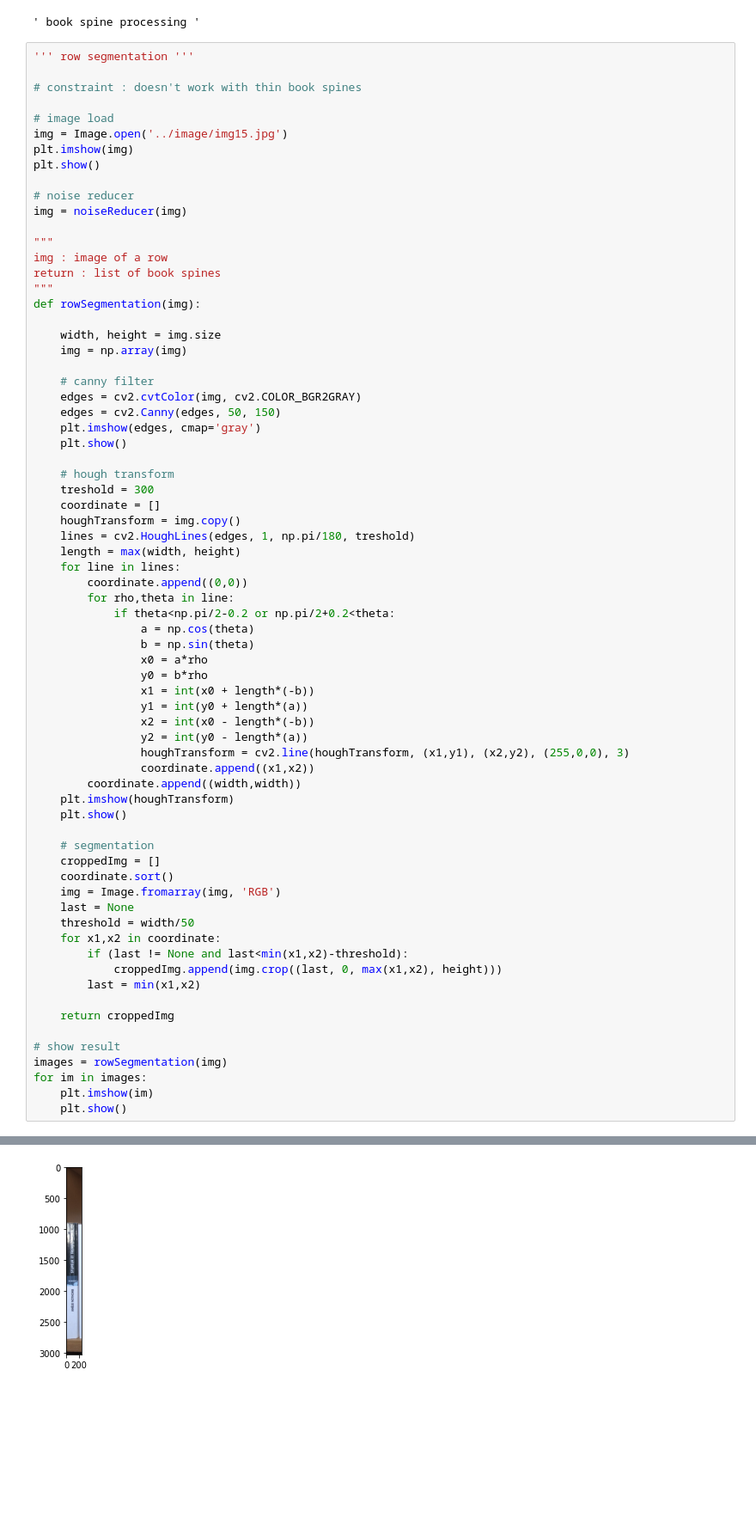
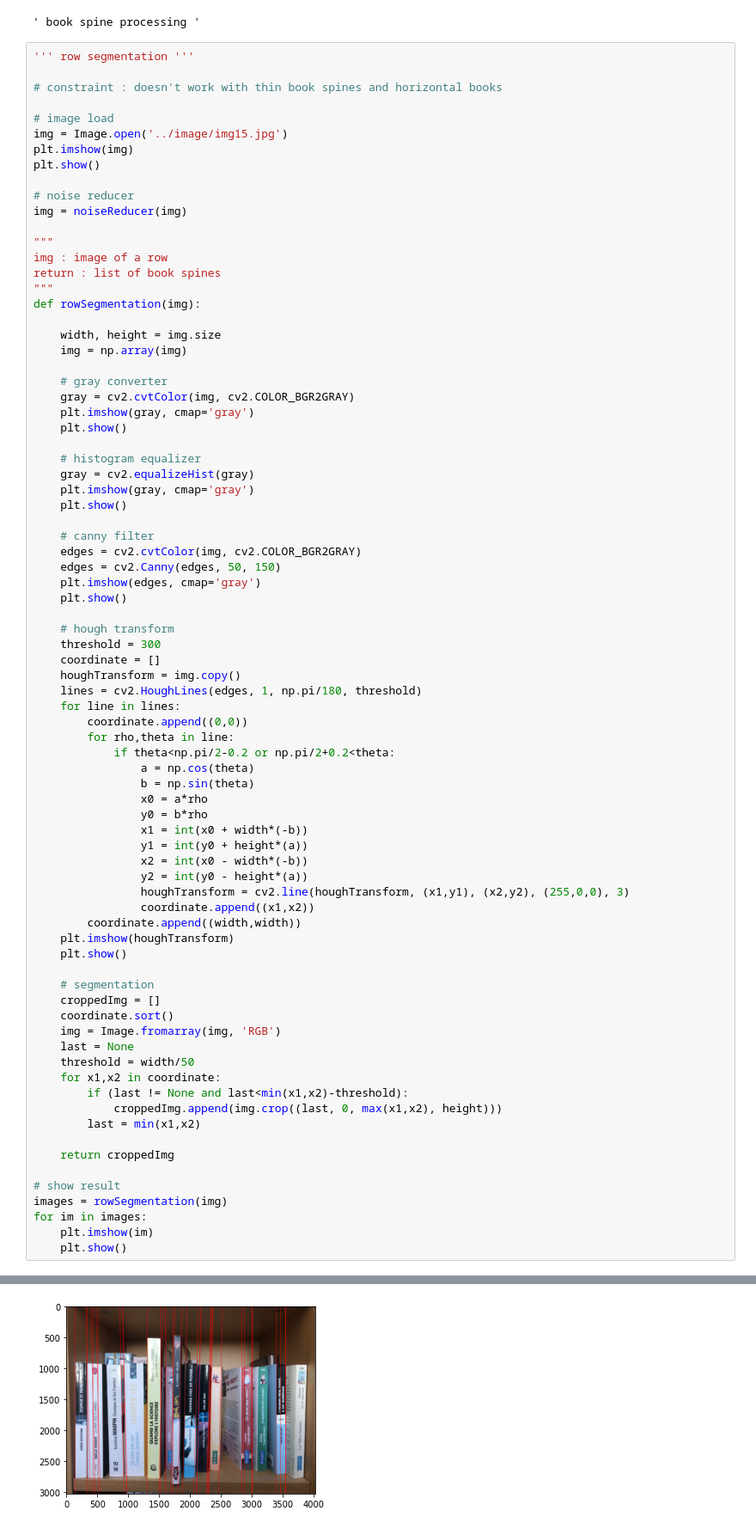
Before and after one commit to yanis-dubois/BookShelfAnalyse, a Jupyter notebook: pyTest/test.ipynb, the cells around one changed output, grey strips where cells are left out. Shown at 86% size. Cells and saved outputs as stored; diff of their text form; blank space fills up the shorter version.

```diff
--- a/pyTest/test.ipynb
+++ b/pyTest/test.ipynb
@@ -21,7 +21,7 @@ def noiseReducer(img):
 # %%
 ''' row segmentation '''
 
-# constraint : doesn't work with thin book spines
+# constraint : doesn't work with thin book spines and horizontal books
 
 # image load
 img = Image.open('../image/img15.jpg')
@@ -40,6 +40,16 @@ def rowSegmentation(img):
     width, height = img.size
     img = np.array(img)
 
+    # gray converter
+    gray = cv2.cvtColor(img, cv2.COLOR_BGR2GRAY)
+    plt.imshow(gray, cmap='gray')
+    plt.show()
+
+    # histogram equalizer
+    gray = cv2.equalizeHist(gray)
+    plt.imshow(gray, cmap='gray')
+    plt.show()
+
     # canny filter
     edges = cv2.cvtColor(img, cv2.COLOR_BGR2GRAY)
     edges = cv2.Canny(edges, 50, 150)
@@ -47,11 +57,10 @@ def rowSegmentation(img):
     plt.show()
 
     # hough transform
-    treshold = 300
+    threshold = 300
     coordinate = []
     houghTransform = img.copy()
-    lines = cv2.HoughLines(edges, 1, np.pi/180, treshold)
-    length = max(width, height)
+    lines = cv2.HoughLines(edges, 1, np.pi/180, threshold)
     for line in lines:
         coordinate.append((0,0))
         for rho,theta in line:
@@ -60,10 +69,10 @@ def rowSegmentation(img):
                 b = np.sin(theta)
                 x0 = a*rho
                 y0 = b*rho
-                x1 = int(x0 + length*(-b))
-                y1 = int(y0 + length*(a))
-                x2 = int(x0 - length*(-b))
-                y2 = int(y0 - length*(a))
+                x1 = int(x0 + width*(-b))
+                y1 = int(y0 + height*(a))
+                x2 = int(x0 - width*(-b))
+                y2 = int(y0 - height*(a))
                 houghTransform = cv2.line(houghTransform, (x1,y1), (x2,y2), (255,0,0), 3)
                 coordinate.append((x1,x2))
         coordinate.append((width,width))
@@ -96 +105 @@ for im in images:
-[figure, old version]
+[figure, new version]
```
Also changed, not shown: parts of 3 cells of this notebook.
